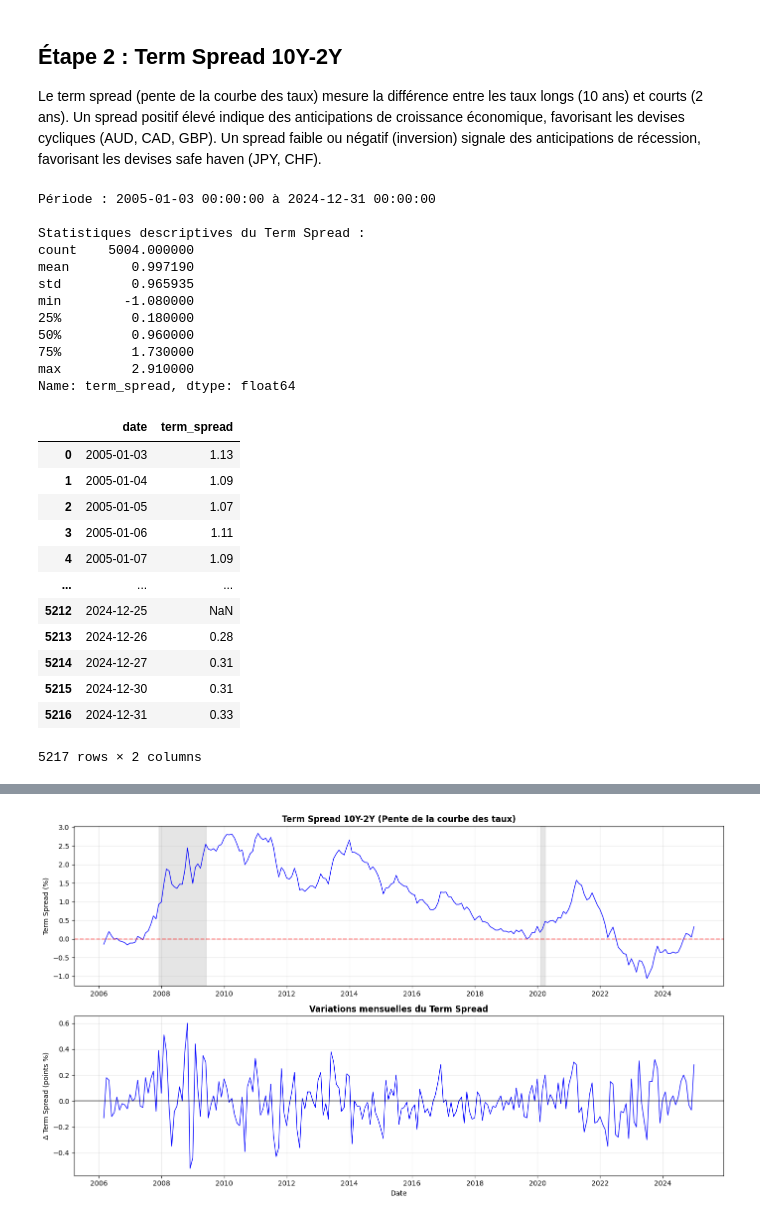
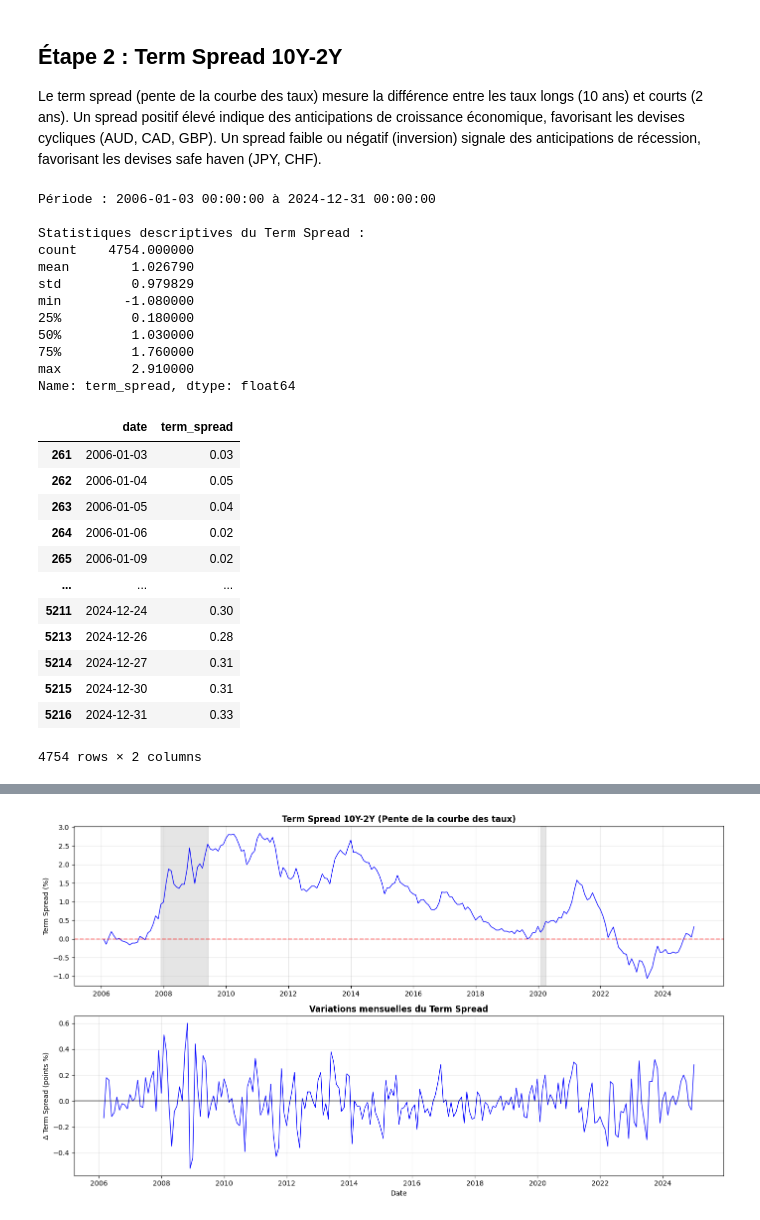
Before and after one commit to Lilas-Bertot/ETUDE-DE-CAS-2, a Jupyter notebook: Étude de cas 2.ipynb, the cells around one changed output, grey strips where cells are left out. Drawn from its saved outputs; the diff is of its cells as text; code cells hidden in the pictures.

```diff
--- a/Étude de cas 2.ipynb
+++ b/Étude de cas 2.ipynb
@@ -957,41 +982,45 @@ Le term spread (pente de la courbe des taux) mesure la différence entre les tau
 # %%
 # Extraire Term Spread 10Y-2Y depuis fichier CSV téléchargé avec FRED
 
 term_spread_data = pd.read_csv('T10Y2Y.csv')
 term_spread_data.columns = ['date', 'term_spread']
 term_spread_data['date'] = pd.to_datetime(term_spread_data['date'])
 
+# Filtrer pour commencer au 1er janvier 2006
+term_spread_data = term_spread_data[term_spread_data['date'] >= '2006-01-01'].copy()
+term_spread_data = term_spread_data.dropna()
+
 print(f"Période : {term_spread_data['date'].min()} à {term_spread_data['date'].max()}")
 print(f"\nStatistiques descriptives du Term Spread :")
 print(term_spread_data['term_spread'].describe())
 
 term_spread_data
 # %% [output]
-Période : 2005-01-03 00:00:00 à 2024-12-31 00:00:00
+Période : 2006-01-03 00:00:00 à 2024-12-31 00:00:00
 
 Statistiques descriptives du Term Spread :
-count    5004.000000
-mean        0.997190
-std         0.965935
+count    4754.000000
+mean        1.026790
+std         0.979829
 min        -1.080000
 25%         0.180000
-50%         0.960000
-75%         1.730000
+50%         1.030000
+75%         1.760000
 max         2.910000
 Name: term_spread, dtype: float64
 |  | date | term_spread |
-| 0 | 2005-01-03 | 1.13 |
-| 1 | 2005-01-04 | 1.09 |
-| 2 | 2005-01-05 | 1.07 |
-| 3 | 2005-01-06 | 1.11 |
-| 4 | 2005-01-07 | 1.09 |
+| 261 | 2006-01-03 | 0.03 |
+| 262 | 2006-01-04 | 0.05 |
+| 263 | 2006-01-05 | 0.04 |
+| 264 | 2006-01-06 | 0.02 |
+| 265 | 2006-01-09 | 0.02 |
 | ... | ... | ... |
-| 5212 | 2024-12-25 | NaN |
+| 5211 | 2024-12-24 | 0.30 |
 | 5213 | 2024-12-26 | 0.28 |
 | 5214 | 2024-12-27 | 0.31 |
 | 5215 | 2024-12-30 | 0.31 |
 | 5216 | 2024-12-31 | 0.33 |
-5217 rows × 2 columns
+4754 rows × 2 columns
 # %%
 # Convertir en fréquence mensuelle (dernier jour du mois)
 term_spread_data = term_spread_data.set_index('date')
```
Also changed, not shown: parts of 31 cells of this notebook, 1 other file.
